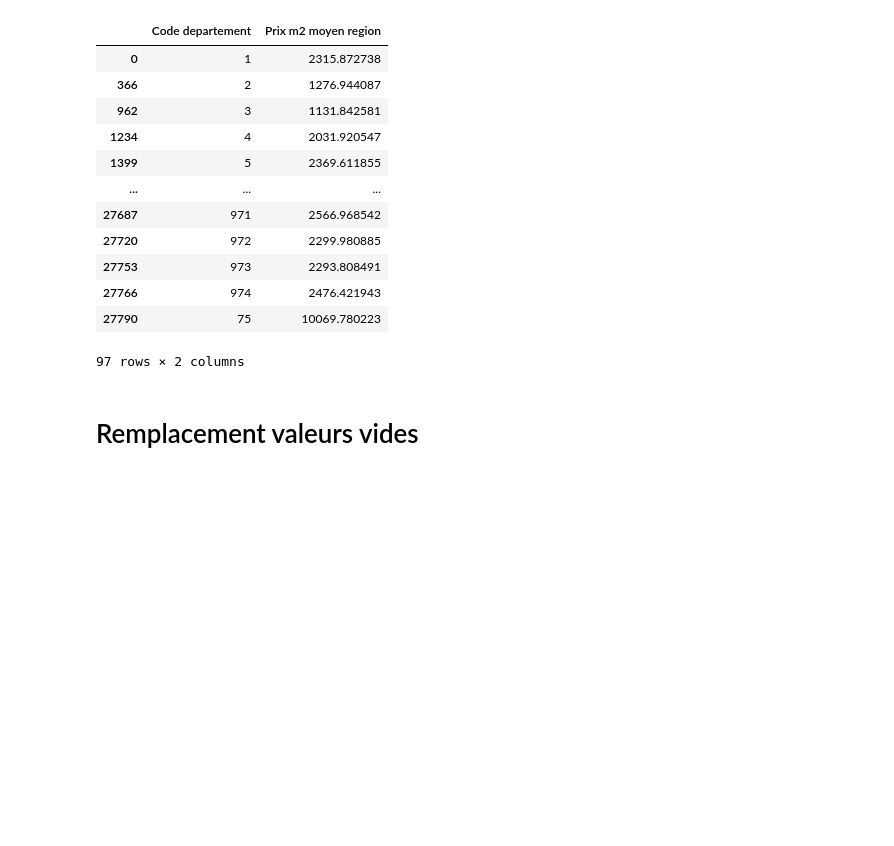
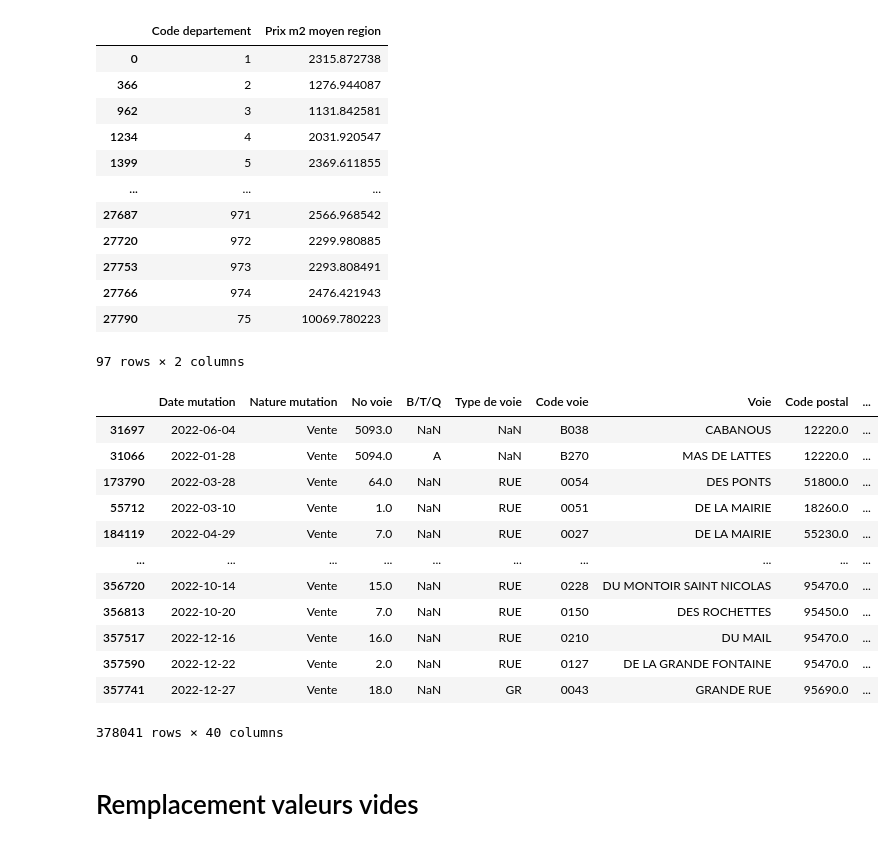
Before and after one commit to Ndeyefatou8/Machine_Learning, a Jupyter notebook: prediction_kaggle.ipynb, the cells around one changed output. Cells and saved outputs as stored; diff of their text form; code cells hidden in the pictures; blank space fills up the shorter version.

```diff
--- a/prediction_kaggle.ipynb
+++ b/prediction_kaggle.ipynb
@@ -173,6 +195,22 @@ df_prix_dep
 97 rows × 2 columns
 # %%
 df_test = pd.merge(left=df_test, right=df_prix_dep, on='Code departement', how='left')
+# %%
+df_test.sort_values(by='Prix m2 moyen commune')
+# %% [output]
+|  | Date mutation | Nature mutation | No voie | B/T/Q | Type de voie | Code voie | Voie | Code postal | ... |
+| 31697 | 2022-06-04 | Vente | 5093.0 | NaN | NaN | B038 | CABANOUS | 12220.0 | ... |
+| 31066 | 2022-01-28 | Vente | 5094.0 | A | NaN | B270 | MAS DE LATTES | 12220.0 | ... |
+| 173790 | 2022-03-28 | Vente | 64.0 | NaN | RUE | 0054 | DES PONTS | 51800.0 | ... |
+| 55712 | 2022-03-10 | Vente | 1.0 | NaN | RUE | 0051 | DE LA MAIRIE | 18260.0 | ... |
+| 184119 | 2022-04-29 | Vente | 7.0 | NaN | RUE | 0027 | DE LA MAIRIE | 55230.0 | ... |
+| ... | ... | ... | ... | ... | ... | ... | ... | ... | ... |
+| 356720 | 2022-10-14 | Vente | 15.0 | NaN | RUE | 0228 | DU MONTOIR SAINT NICOLAS | 95470.0 | ... |
+| 356813 | 2022-10-20 | Vente | 7.0 | NaN | RUE | 0150 | DES ROCHETTES | 95450.0 | ... |
+| 357517 | 2022-12-16 | Vente | 16.0 | NaN | RUE | 0210 | DU MAIL | 95470.0 | ... |
+| 357590 | 2022-12-22 | Vente | 2.0 | NaN | RUE | 0127 | DE LA GRANDE FONTAINE | 95470.0 | ... |
+| 357741 | 2022-12-27 | Vente | 18.0 | NaN | GR | 0043 | GRANDE RUE | 95690.0 | ... |
+378041 rows × 40 columns
 # %% [markdown]
 # Remplacement valeurs vides
 # %%
```
Also changed, not shown: parts of 47 cells of this notebook, 4 other files.
